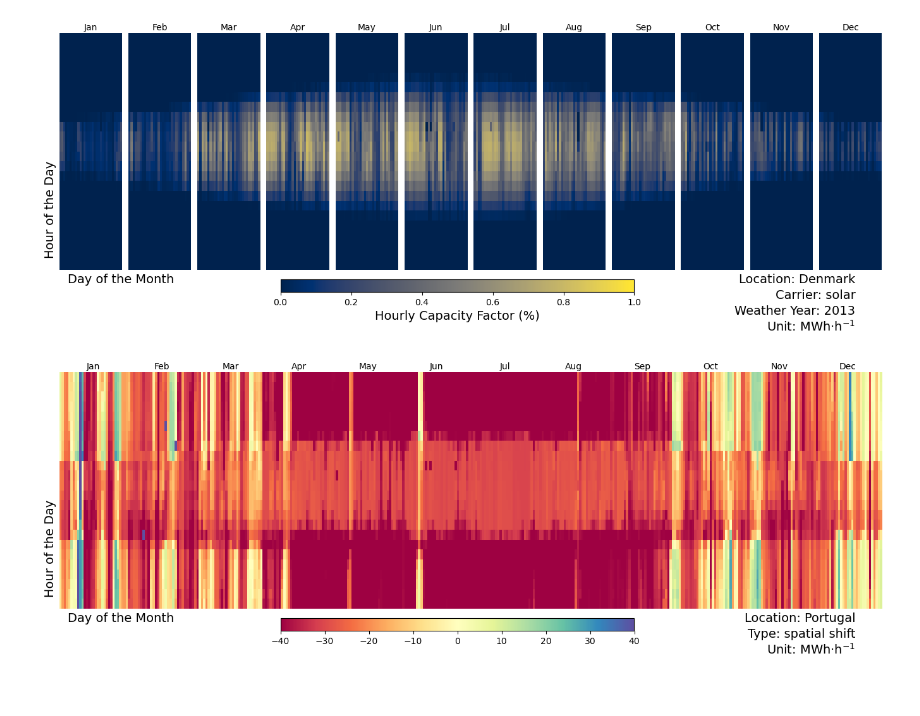
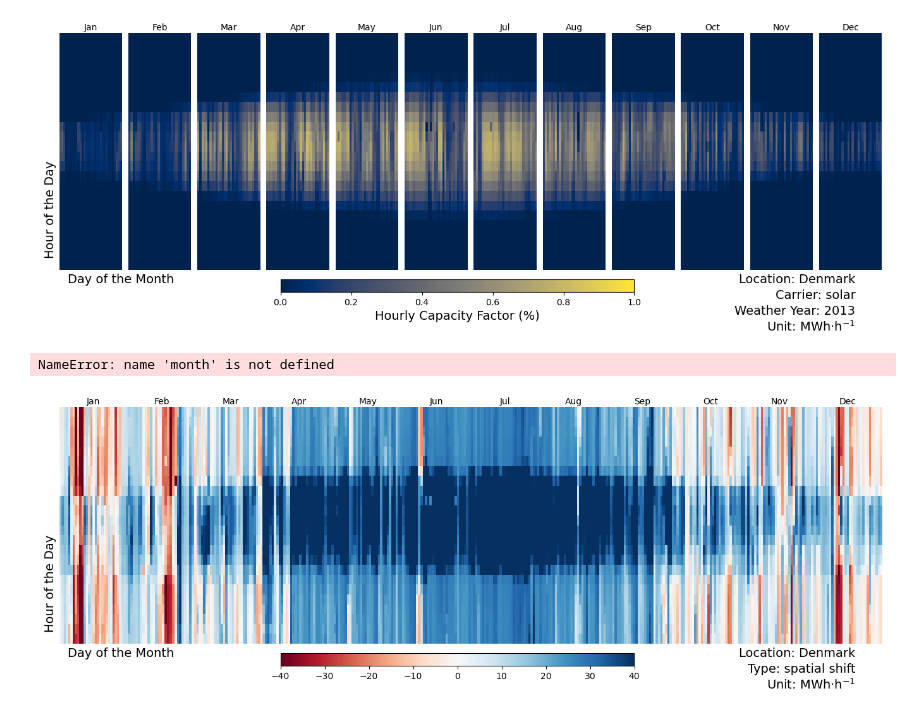
Before and after one commit to Irieo/space-time-optimization, a Jupyter notebook: scripts/selected_heatmaps.ipynb, the cells around one changed output. Drawn from its saved outputs; the diff is of its cells as text; code cells hidden in the pictures.

```diff
--- a/scripts/selected_heatmaps.ipynb
+++ b/scripts/selected_heatmaps.ipynb
@@ -126,6 +126,6 @@ def retrieve_nb(n, node):
 
     return nodal_balance
 # %%
-data = retrieve_nb(n, node=names[0]).get("temporal shift")
-data
+data = retrieve_nb(n, node=names[0]).get("spatial shift")
+data.plot()
 # %% [output]
@@ -286,9 +275,11 @@ plot_heatmap_cf(
 # %% [output]
 [figure]
 # %%
-df = retrieve_nb(n, node=names[0]).get("temporal shift")
-data = df[df.index.month == month]
-day = data.index.day
+# df = retrieve_nb(n, node=names[0]).get("temporal shift")
+# data = df[df.index.month == month]
+# day = data.index.day
+# %% [output]
+NameError: name 'month' is not defined
 # %%
 def prepare_heatmap_shifts(shift_type, month, location, scaling):
     df = retrieve_nb(n, node=f"{location}").get(f"{shift_type}")
@@ -375,12 +366,12 @@ def plot_heatmap_shifts(
 # %%
 plot_heatmap_shifts(
     shift_type="spatial shift",
-    location="Portugal",
+    location="Denmark",
     scaling=1,
-    colormap="Spectral",
+    colormap="RdBu",
     min_val=-40.0,  # - int(flex)
     max_val=+40.0,  # + int(flex)
     figsize=(14, 5),
 )
 # %% [output]
-[figure, old version]
+[figure, new version]
```
Also changed, not shown: parts of 1 cell of this notebook, 2 other files.
